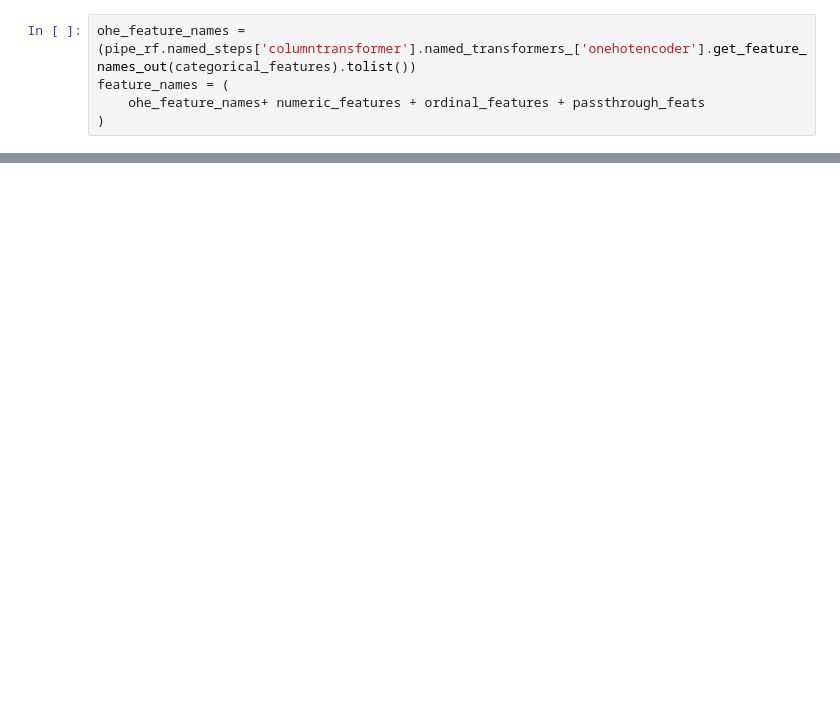
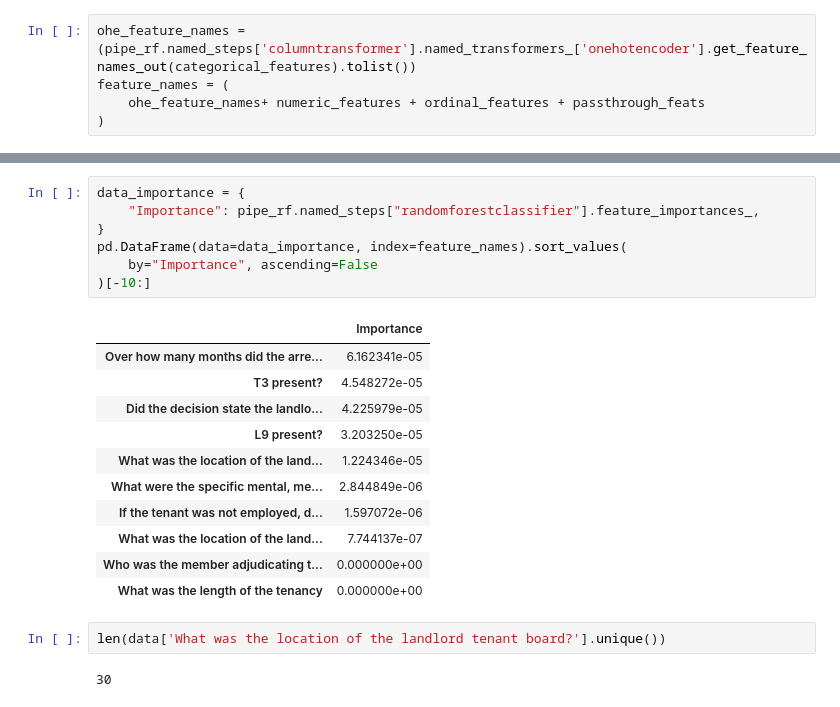
Before and after one commit to Capstone-Project-JYSF/Allard, a Jupyter notebook: models/RandomForest.ipynb, the cells around one changed output, grey strips where cells are left out. Saved outputs shown, nothing was run; the diff lists cells and outputs as text; blank space fills up the shorter version.

```diff
--- a/models/RandomForest.ipynb
+++ b/models/RandomForest.ipynb
@@ -216,0 +217,23 @@ pd.DataFrame(data=data_importance, index=feature_names).sort_values(
+# %%
+data_importance = {
+    "Importance": pipe_rf.named_steps["randomforestclassifier"].feature_importances_,
+}
+pd.DataFrame(data=data_importance, index=feature_names).sort_values(
+    by="Importance", ascending=False
+)[-10:]
+# %% [output]
+|  | Importance |
+| Over how many months did the arre... | 6.162341e-05 |
+| T3 present? | 4.548272e-05 |
+| Did the decision state the landlo... | 4.225979e-05 |
+| L9 present? | 3.203250e-05 |
+| What was the location of the land... | 1.224346e-05 |
+| What were the specific mental, me... | 2.844849e-06 |
+| If the tenant was not employed, d... | 1.597072e-06 |
+| What was the location of the land... | 7.744137e-07 |
+| Who was the member adjudicating t... | 0.000000e+00 |
+| What was the length of the tenancy | 0.000000e+00 |
+# %%
+len(data['What was the location of the landlord tenant board?'].unique())
+# %% [output]
+30
```
Also changed, not shown: parts of 14 cells of this notebook.
